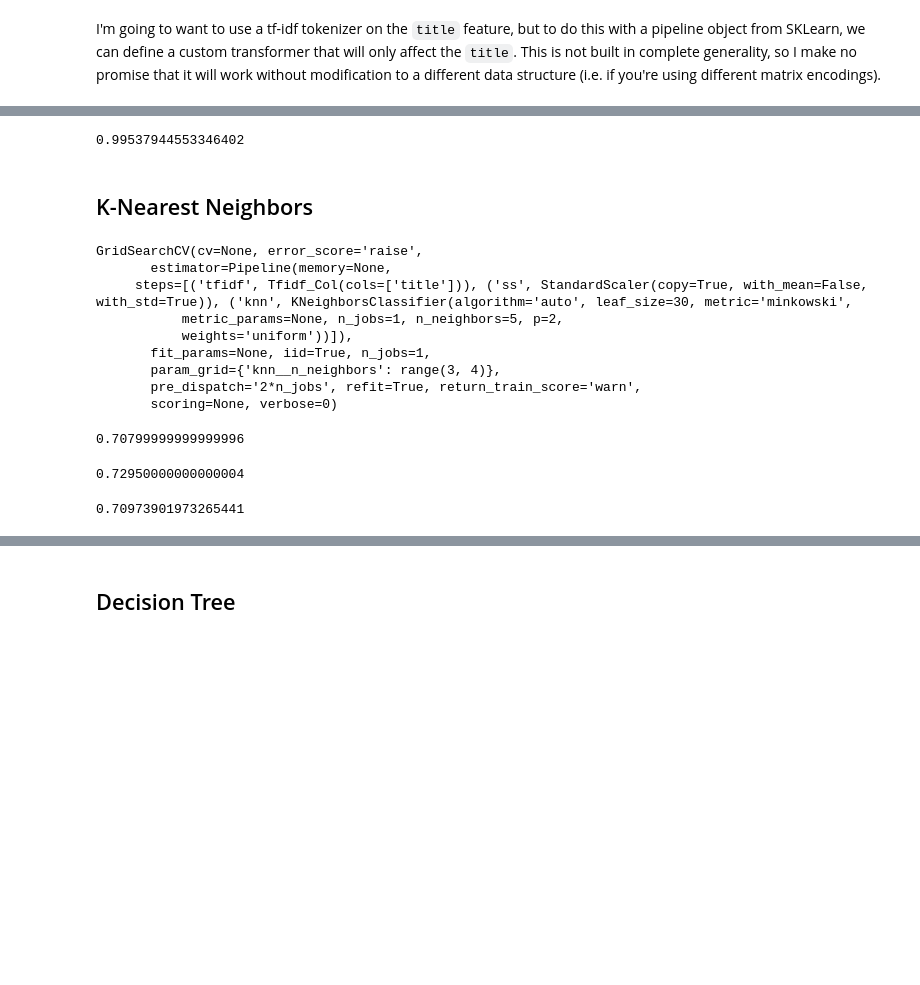
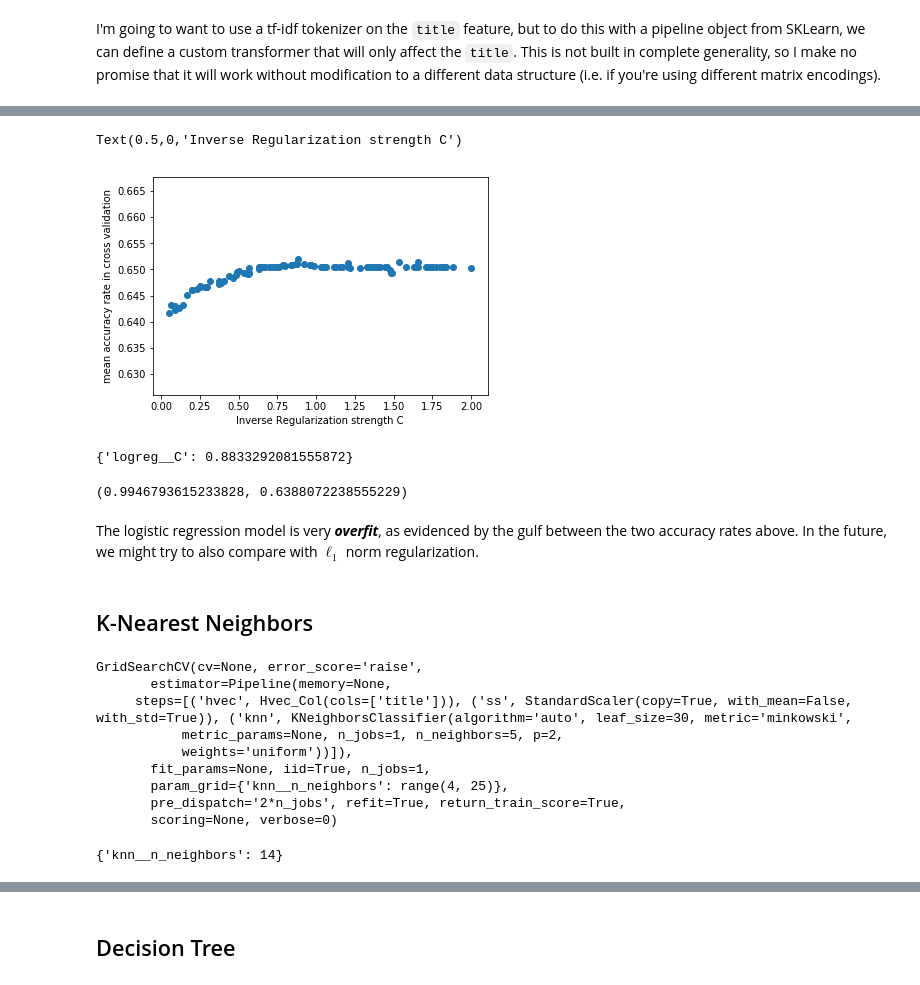
Before and after one commit to jtimdwyer/technical-subreddits-classifier, a Jupyter notebook: tim_dwyer_la_4/notebooks/4a_modeling.ipynb, the cells around one changed output, grey strips where cells are left out. Saved outputs shown, nothing was run; the diff lists cells and outputs as text; code cells hidden in the pictures; blank space fills up the shorter version.

```diff
--- a/tim_dwyer_la_4/notebooks/4a_modeling.ipynb
+++ b/tim_dwyer_la_4/notebooks/4a_modeling.ipynb
@@ -38,7 +42,7 @@ df.head()
 # %% [markdown]
 The only remaining preprocessing is in tokenizing the titles. We can just do this in a pipeline without too much difficulty after we split everything into training and testing sets, so let's do that now.
 # %%
-X = df.drop(['higher_than_median'],1)
+X = df.drop(['higher_than_median', 'score'],1)
 y = df['higher_than_median']
 
 X_train, X_test, y_train, y_test = train_test_split(X,y,random_state=41)
@@ -71,10 +75,10 @@ I'm going to want to use a tf-idf tokenizer on the `title` feature, but to do th
 # %%
 from sklearn.base import TransformerMixin, BaseEstimator
 
-class Tfidf_Col(TransformerMixin, BaseEstimator):
+class Hvec_Col(TransformerMixin, BaseEstimator):
     def __init__(self, cols=[]):
         self.cols = cols
-        self.vects = {col:TfidfVectorizer() for col in cols}
+        self.vects = {col:HashingVectorizer() for col in cols}
 
     def transform(self, X, *_):
         X = X.copy()
@@ -98,6 +102,6 @@ class Tfidf_Col(TransformerMixin, BaseEstimator):
 # %%
 pl = [
-    ('tfidf', Tfidf_Col(['title'])),
+    ('hvec', Hvec_Col(['title'])),
     ('ss', StandardScaler(with_mean=False)),
     ('logreg', LogisticRegression()),
 ]
@@ -109,7 +113,7 @@ my_params = {
 }
 
 pipe = Pipeline(pl)
-logreg = GridSearchCV(pipe, param_grid=my_params)
+logreg = GridSearchCV(pipe, param_grid=my_params, return_train_score=True)
 
 logreg.fit(X_train, y_train)
 # %% [output]
@@ -117,12 +130,31 @@ MemoryError:
+# %%
+x = []
+y = []
+for index, score in enumerate(logreg.cv_results_['mean_test_score']):
+    C = logreg.cv_results_['params'][index]['logreg__C']
+    x.append(C)
+    y.append(score)
+plt.scatter(x,y)
+plt.ylabel('mean accuracy rate in cross validation')
+plt.xlabel('Inverse Regularization strength C')
+# %% [output]
+Text(0.5,0,'Inverse Regularization strength C')
+[figure, added]
+# %%
+logreg.best_params_
+# %% [output]
+{'logreg__C': 0.8833292081555872}
 # %%
 logreg.score(X_train, y_train), logreg.score(X_test, y_test)
 # %% [output]
-0.99537944553346402
+(0.9946793615233828, 0.6388072238555229)
+# %% [markdown]
+The logistic regression model is very ***overfit***, as evidenced by the gulf between the two accuracy rates above. In the future, we might try to also compare with $\ell_1$ norm regularization.
 # %% [markdown]
 ## K-Nearest Neighbors
 # %%
 pl = [
-    ('tfidf', Tfidf_Col(['title'])),
+    ('hvec', Hvec_Col(['title'])),
     ('ss', StandardScaler(with_mean=False)),
     ('knn', KNeighborsClassifier()),
 ]
@@ -130,41 +162,24 @@ pl = [
 np.random.seed(41)
 
 my_params = {
-    'knn__n_neighbors':range(4,10)
+    'knn__n_neighbors':range(4,25),
 }
 
 pipe = Pipeline(pl)
-knn = GridSearchCV(pipe, param_grid=my_params)
+knn = GridSearchCV(pipe, param_grid=my_params, return_train_score=True)
 
 knn.fit(X_train, y_train)
 # %% [output]
 GridSearchCV(cv=None, error_score='raise',
        estimator=Pipeline(memory=None,
-     steps=[('tfidf', Tfidf_Col(cols=['title'])), ('ss', StandardScaler(copy=True, with_mean=False, with_std=True)), ('knn', KNeighborsClassifier(algorithm='auto', leaf_size=30, metric='minkowski',
+     steps=[('hvec', Hvec_Col(cols=['title'])), ('ss', StandardScaler(copy=True, with_mean=False, with_std=True)), ('knn', KNeighborsClassifier(algorithm='auto', leaf_size=30, metric='minkowski',
            metric_params=None, n_jobs=1, n_neighbors=5, p=2,
            weights='uniform'))]),
        fit_params=None, iid=True, n_jobs=1,
-       param_grid={'knn__n_neighbors': range(3, 4)},
-       pre_dispatch='2*n_jobs', refit=True, return_train_score='warn',
+       param_grid={'knn__n_neighbors': range(4, 25)},
+       pre_dispatch='2*n_jobs', refit=True, return_train_score=True,
        scoring=None, verbose=0)
-# %%
-slice_index = X_train.index[:2000]
-slice_X = X_train.loc[[*slice_index], :]
-slice_y = y_train[slice_index]
-knn.score(slice_X, slice_y)
-# %% [output]
-0.70799999999999996
-# %%
-slice_index = X_train.index[2000:4000]
-slice_X = X_train.loc[[*slice_index], :]
-slice_y = y_train[slice_index]
-knn.score(slice_X, slice_y)
-# %% [output]
-0.72950000000000004
-# %%
-slice_index = X_train.index[4000:]
-slice_X = X_train.loc[[*slice_index], :]
-slice_y = y_train[slice_index]
-knn.score(slice_X, slice_y)
-# %% [output]
-0.70973901973265441
+# %%
+knn.best_params_
+# %% [output]
+{'knn__n_neighbors': 14}
```
Also changed, not shown: parts of 11 cells of this notebook, 1 other file.
